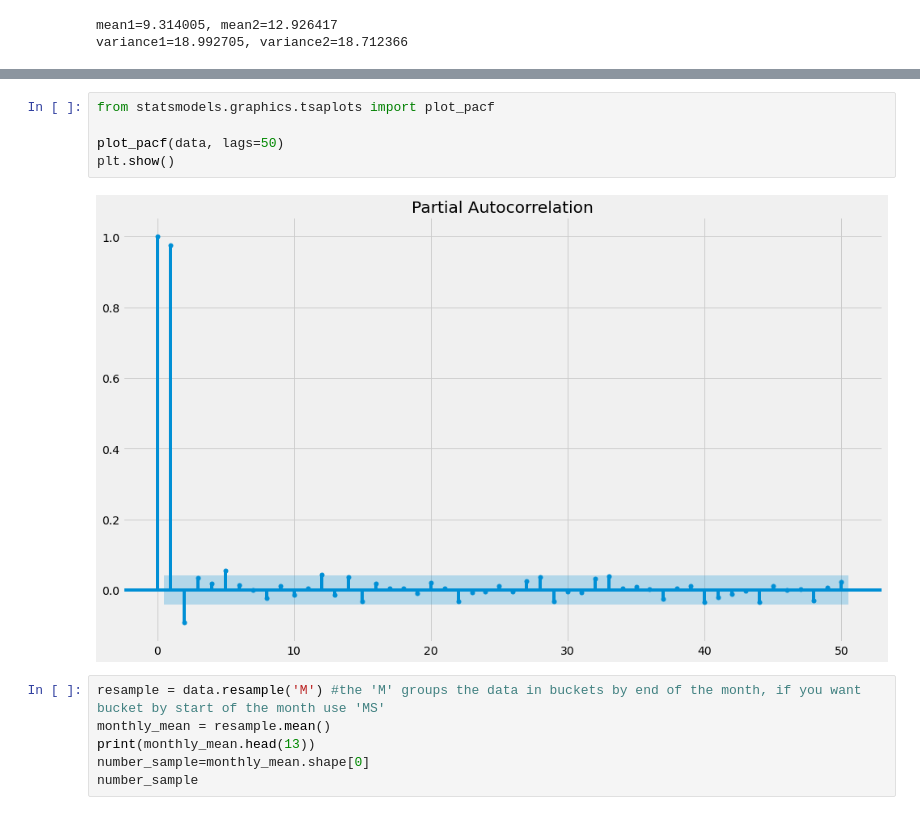
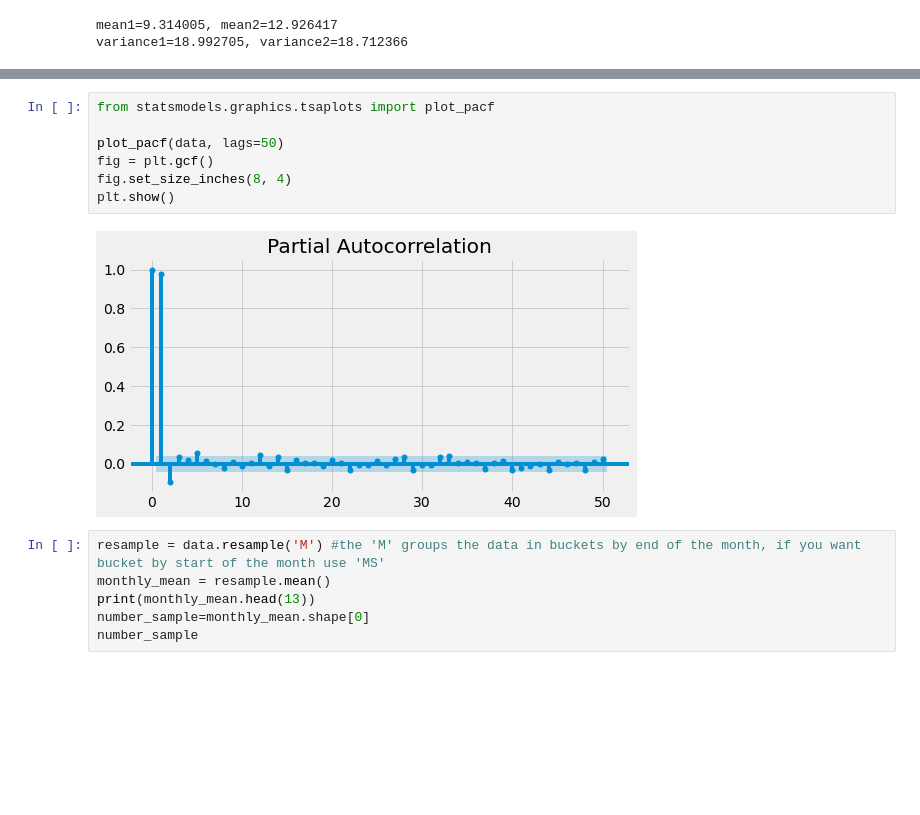
Before and after one commit to ufukceyhanli/Forecasting-of-Gasoline-MED-FOB-Price-Based-on-Historical-Data, a Jupyter notebook: Forecasting-of-Gasoline-MED-FOB-Price-Based-on-Historical-Data.ipynb, the cells around one changed output, grey strips where cells are left out. Drawn from its saved outputs; the diff is of its cells as text; blank space fills up the shorter version.

```diff
--- a/Forecasting-of-Gasoline-MED-FOB-Price-Based-on-Historical-Data.ipynb
+++ b/Forecasting-of-Gasoline-MED-FOB-Price-Based-on-Historical-Data.ipynb
@@ -300,10 +301,12 @@ plt.show()
 # %%
 from statsmodels.graphics.tsaplots import plot_pacf
 
 plot_pacf(data, lags=50)
+fig = plt.gcf()
+fig.set_size_inches(8, 4)
 plt.show()
 # %% [output]
-[figure, old version]
+[figure, new version]
 # %%
 resample = data.resample('M') #the 'M' groups the data in buckets by end of the month, if you want bucket by start of the month use 'MS'
 monthly_mean = resample.mean()
```
Also changed, not shown: parts of 13 cells of this notebook.
